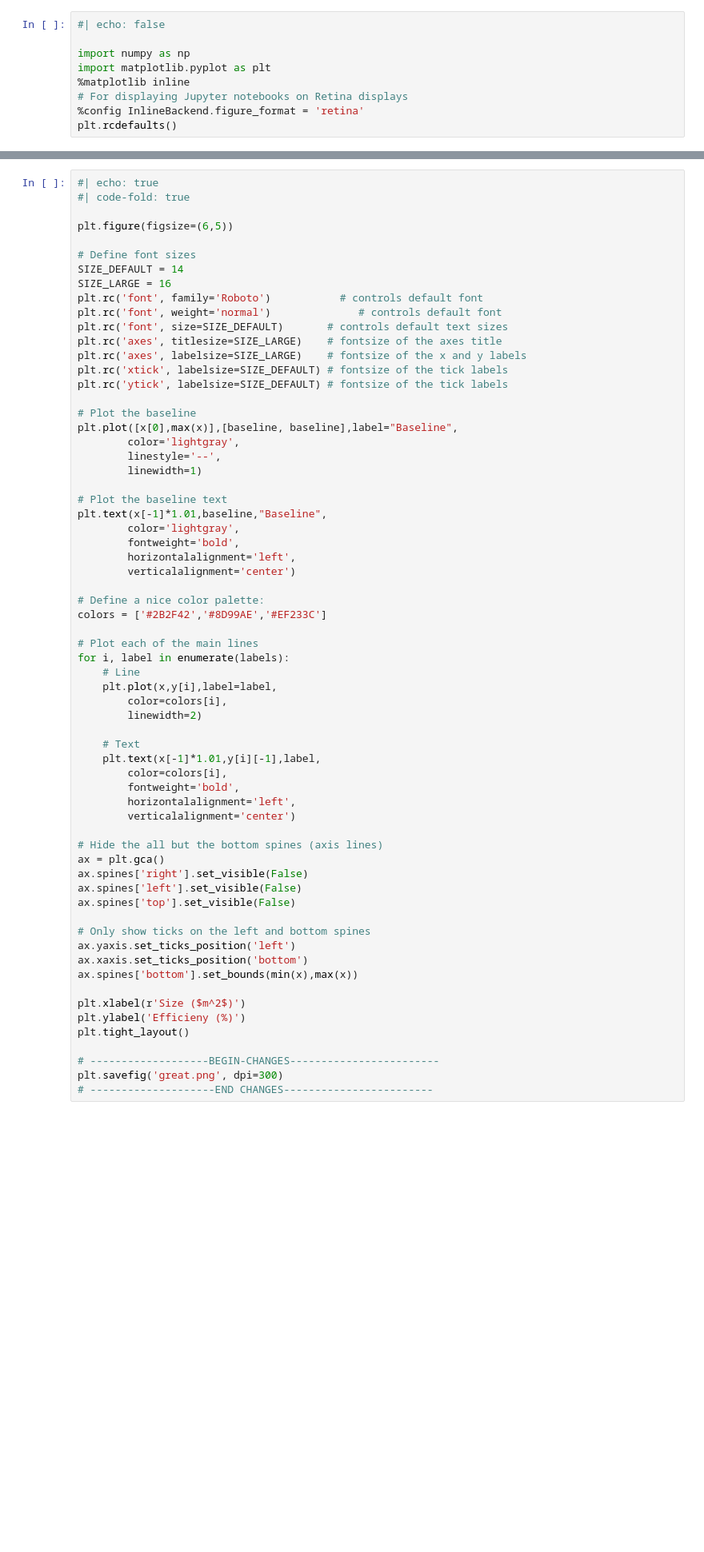
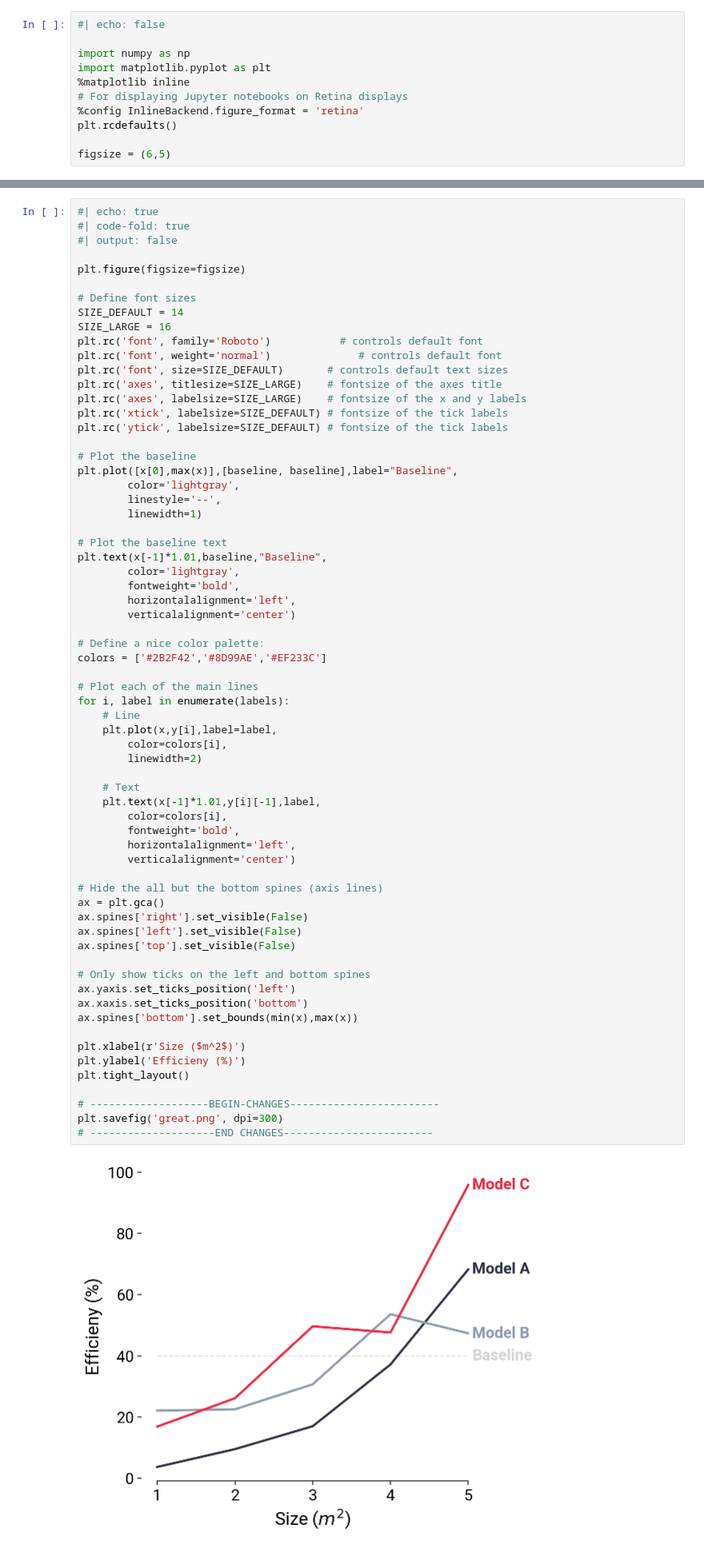
Before and after one commit to kylebradbury/blog, a Jupyter notebook: posts/prett-plots/index.ipynb, the cells around one changed output, grey strips where cells are left out. Shown at 80% size. Cells and saved outputs as stored; diff of their text form; blank space fills up the shorter version.

```diff
--- a/posts/prett-plots/index.ipynb
+++ b/posts/prett-plots/index.ipynb
@@ -33,6 +33,8 @@ import matplotlib.pyplot as plt
 # For displaying Jupyter notebooks on Retina displays
 %config InlineBackend.figure_format = 'retina'
 plt.rcdefaults()
+
+figsize = (6,5)
 # %%
 #| echo: true
 #| code-fold: true
@@ -330,8 +332,9 @@ I always recommend setting your figure size explicitly as well, to meet the need
 # %%
 #| echo: true
 #| code-fold: true
+#| output: false
 
-plt.figure(figsize=(6,5))
+plt.figure(figsize=figsize)
 
 # Define font sizes
 SIZE_DEFAULT = 14
@@ -365,33 +368,35 @@ for i, label in enumerate(labels):
     # Line
     plt.plot(x,y[i],label=label,
         color=colors[i],
         linewidth=2)
 
     # Text
     plt.text(x[-1]*1.01,y[i][-1],label,
         color=colors[i],
         fontweight='bold',
         horizontalalignment='left',
         verticalalignment='center')
 
 # Hide the all but the bottom spines (axis lines)
 ax = plt.gca()
 ax.spines['right'].set_visible(False)
 ax.spines['left'].set_visible(False)
 ax.spines['top'].set_visible(False)
 
 # Only show ticks on the left and bottom spines
 ax.yaxis.set_ticks_position('left')
 ax.xaxis.set_ticks_position('bottom')
 ax.spines['bottom'].set_bounds(min(x),max(x))
 
 plt.xlabel(r'Size ($m^2$)')
 plt.ylabel('Efficieny (%)')
 plt.tight_layout()
 
 # -------------------BEGIN-CHANGES------------------------
 plt.savefig('great.png', dpi=300)
 # --------------------END CHANGES------------------------
+# %% [output]
+[figure, added]
 # %% [markdown]
 ![](pretty-plots/great.png "Caption: The final product of the figure")
 # %% [markdown]
```
Also changed, not shown: parts of 6 cells of this notebook, 20 other files.
